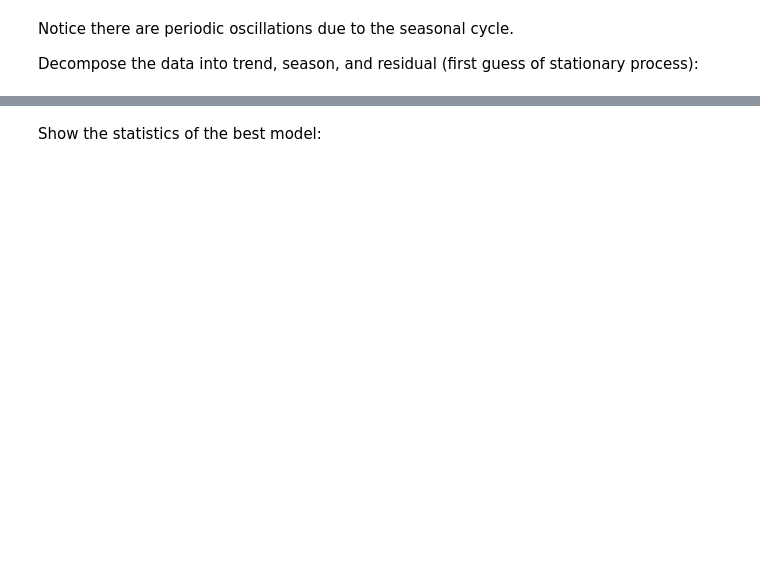
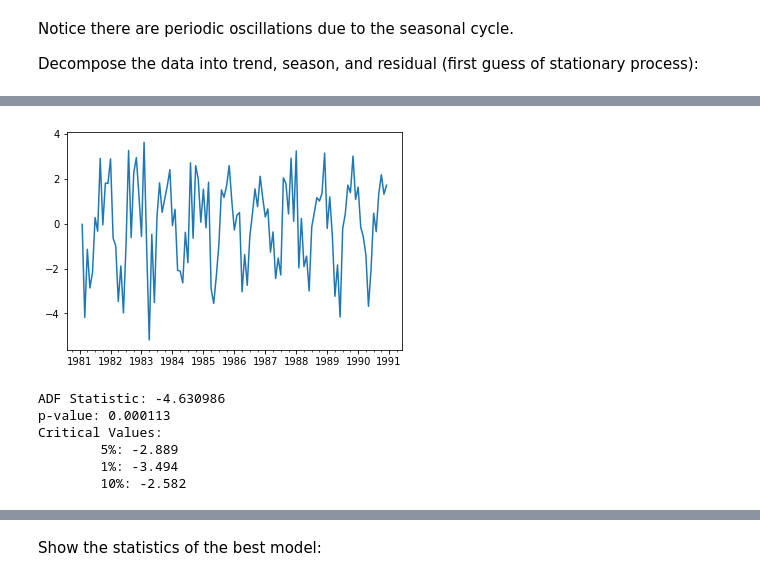
Before and after one commit to gchen0119/ARIMA, a Jupyter notebook: arima_min_temp.ipynb, the cells around one changed output, grey strips where cells are left out. Drawn from its saved outputs; the diff is of its cells as text; code cells hidden in the pictures; blank space fills up the shorter version.

```diff
--- a/arima_min_temp.ipynb
+++ b/arima_min_temp.ipynb
@@ -74,0 +81,24 @@ pyplot.show()
+# %%
+dy1 = y - y.shift(1)
+dy1.dropna(inplace=True)
+dy1.plot()
+pyplot.show()
+# %% [output]
+[figure, added]
+# %%
+# y[t] = \r y[t-1] + e[t]
+# A unit root is present for the characteristic equation when \r = 1.
+# Therefore D Y[t] = (r - 1) y[t-1] + e[t] = d y[t-1] + e[t], and d = 0 becomes the null hypothesis for Dickey-Fuller test for stationarity test.
+result_adf = adfuller(dy1)
+print('ADF Statistic: %f' % result_adf[0])
+print('p-value: %f' % result_adf[1])
+print('Critical Values:')
+for key, value in result_adf[4].items():
+    print('\t%s: %.3f' % (key, value))
+# %% [output]
+ADF Statistic: -4.630986
+p-value: 0.000113
+Critical Values:
+        5%: -2.889
+        1%: -3.494
+        10%: -2.582
```
Also changed, not shown: parts of 39 cells of this notebook.
